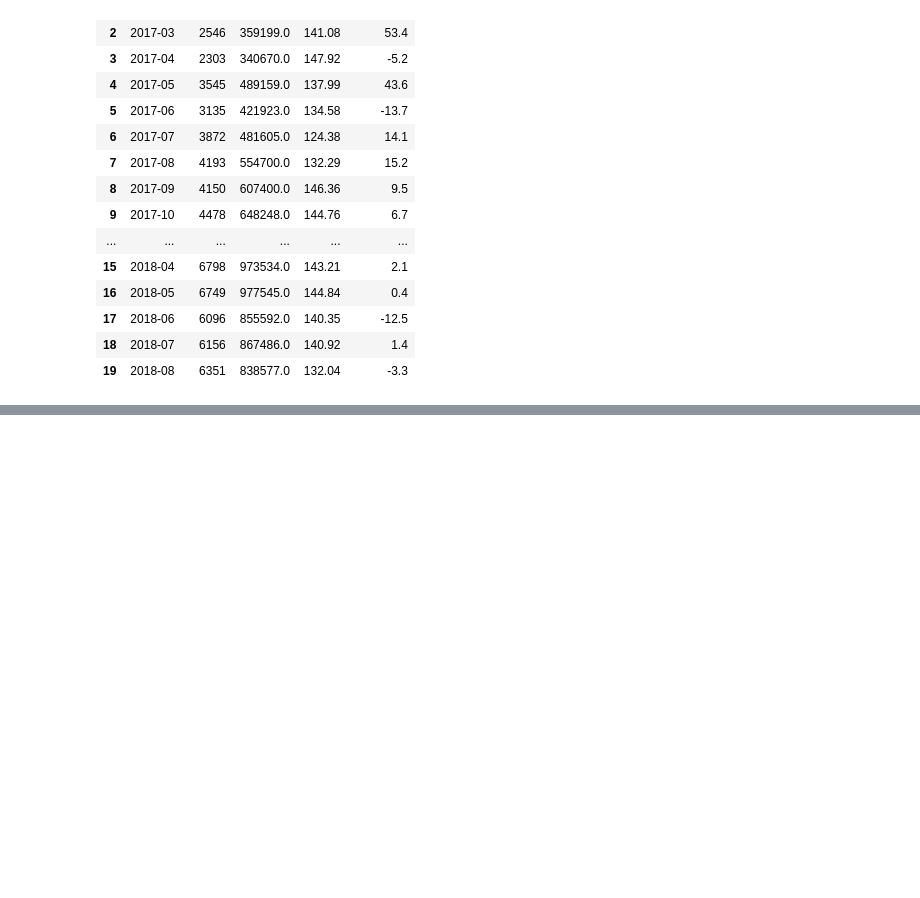
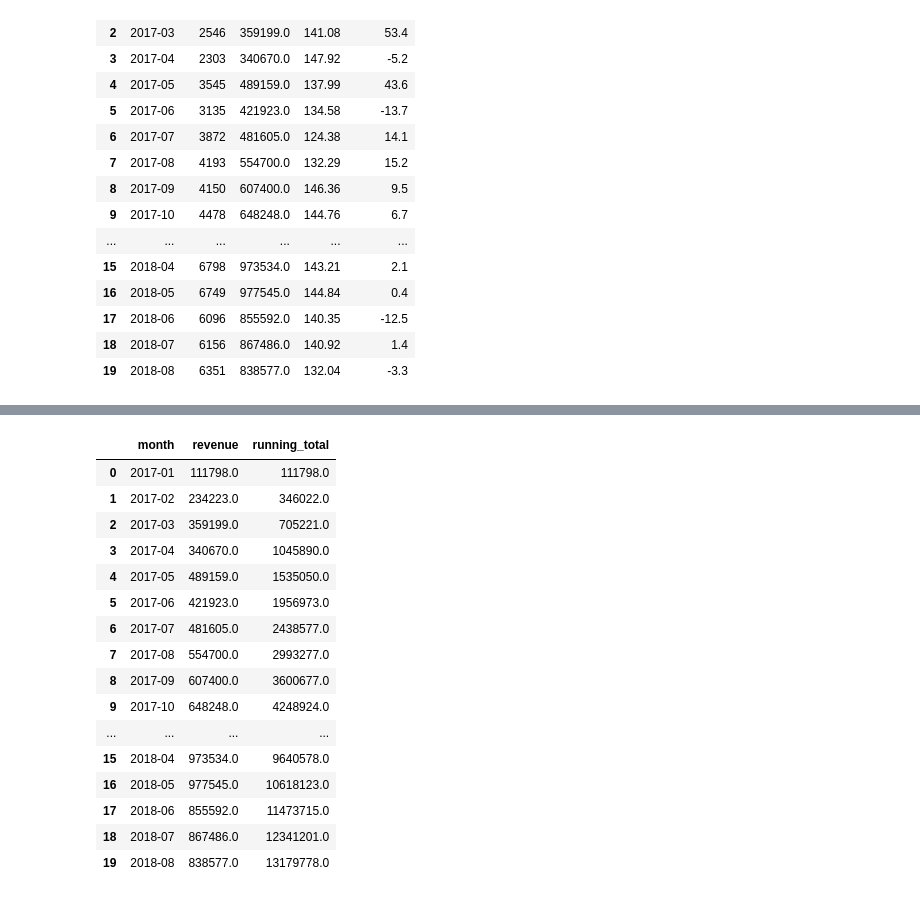
Before and after one commit to Sruthi7sri-hue/olist-sales-drop, a Jupyter notebook: notebooks/04_sql.ipynb, the cells around one changed output, grey strips where cells are left out. Drawn from its saved outputs; the diff is of its cells as text; code cells hidden in the pictures; blank space fills up the shorter version.

```diff
--- a/notebooks/04_sql.ipynb
+++ b/notebooks/04_sql.ipynb
@@ -47,0 +198,31 @@ pd.read_sql(query, conn)
+# %%
+q7 = '''
+WITH monthly AS (
+  SELECT strftime('%Y-%m', order_purchase_timestamp) AS month,
+         SUM(price) AS revenue
+  FROM master GROUP BY month
+)
+SELECT month, ROUND(revenue, 0) AS revenue,
+       ROUND(SUM(revenue) OVER (ORDER BY month), 0) AS running_total
+FROM monthly
+ORDER BY month;
+'''
+pd.read_sql(q7, conn)
+# %% [output]
+|  | month | revenue | running_total |
+| 0 | 2017-01 | 111798.0 | 111798.0 |
+| 1 | 2017-02 | 234223.0 | 346022.0 |
+| 2 | 2017-03 | 359199.0 | 705221.0 |
+| 3 | 2017-04 | 340670.0 | 1045890.0 |
+| 4 | 2017-05 | 489159.0 | 1535050.0 |
+| 5 | 2017-06 | 421923.0 | 1956973.0 |
+| 6 | 2017-07 | 481605.0 | 2438577.0 |
+| 7 | 2017-08 | 554700.0 | 2993277.0 |
+| 8 | 2017-09 | 607400.0 | 3600677.0 |
+| 9 | 2017-10 | 648248.0 | 4248924.0 |
+| ... | ... | ... | ... |
+| 15 | 2018-04 | 973534.0 | 9640578.0 |
+| 16 | 2018-05 | 977545.0 | 10618123.0 |
+| 17 | 2018-06 | 855592.0 | 11473715.0 |
+| 18 | 2018-07 | 867486.0 | 12341201.0 |
+| 19 | 2018-08 | 838577.0 | 13179778.0 |
```
Also changed, not shown: parts of 6 cells of this notebook.
